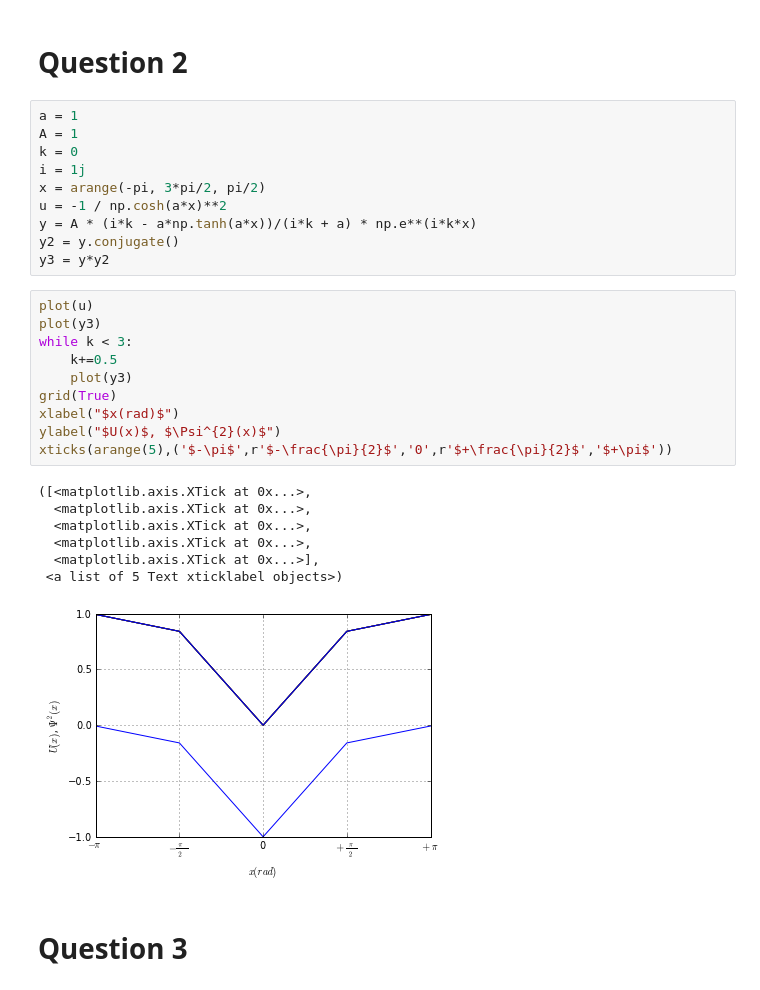
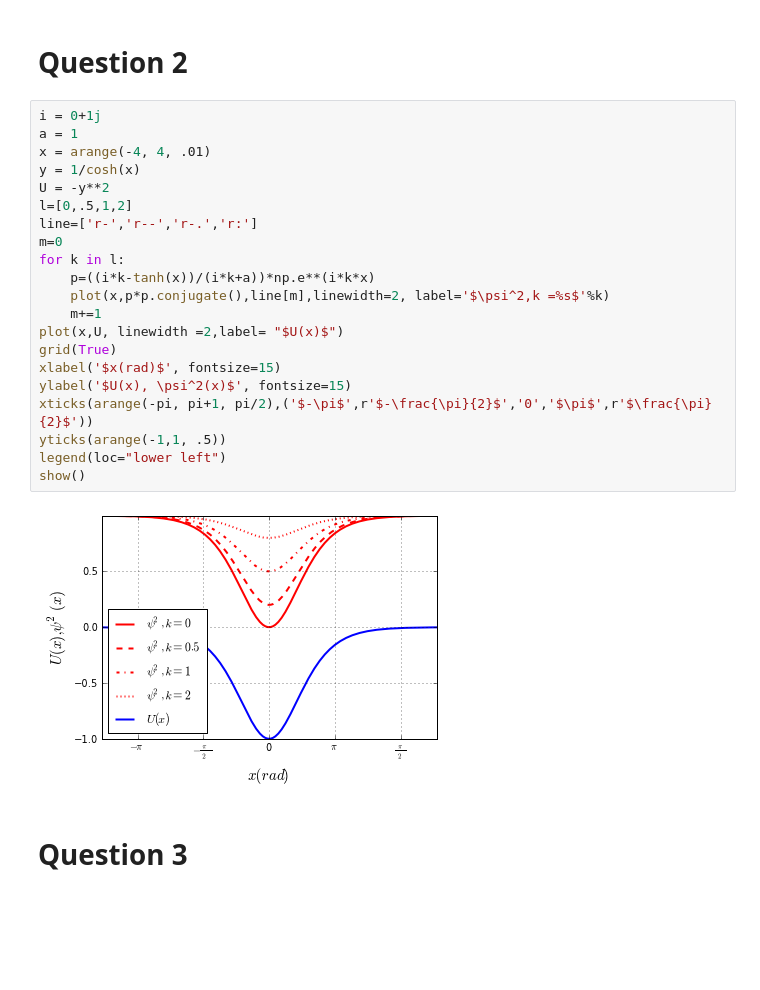
Before and after one commit to kreyno10/PHYS202-S13, a Jupyter notebook: Week3/GrapicsEx2.ipynb, the cells around one changed output. Cells and saved outputs as stored; diff of their text form; blank space fills up the shorter version.

Commit message:
graphicsex2

```diff
--- a/Week3/GrapicsEx2.ipynb
+++ b/Week3/GrapicsEx2.ipynb
@@ -46,34 +46,29 @@ f
 # %% [markdown]
 Question 2
 ==
-# %%
-a = 1
-A = 1
-k = 0
-i = 1j
-x = arange(-pi, 3*pi/2, pi/2)
-u = -1 / np.cosh(a*x)**2
-y = A * (i*k - a*np.tanh(a*x))/(i*k + a) * np.e**(i*k*x)
-y2 = y.conjugate()
-y3 = y*y2
-# %%
-plot(u)
-plot(y3)
-while k < 3:
-    k+=0.5
-    plot(y3)
-grid(True)
-xlabel("$x(rad)$")
-ylabel("$U(x)$, $\Psi^{2}(x)$")
-xticks(arange(5),('$-\pi$',r'$-\frac{\pi}{2}$','0',r'$+\frac{\pi}{2}$','$+\pi$'))
-# %% [output]
-([<matplotlib.axis.XTick at 0x...>,
-  <matplotlib.axis.XTick at 0x...>,
-  <matplotlib.axis.XTick at 0x...>,
-  <matplotlib.axis.XTick at 0x...>,
-  <matplotlib.axis.XTick at 0x...>],
- <a list of 5 Text xticklabel objects>)
-[figure, removed]
+# %%
+i = 0+1j
+a = 1
+x = arange(-4, 4, .01)
+y = 1/cosh(x)
+U = -y**2
+l=[0,.5,1,2]
+line=['r-','r--','r-.','r:']
+m=0
+for k in l:
+    p=((i*k-tanh(x))/(i*k+a))*np.e**(i*k*x)
+    plot(x,p*p.conjugate(),line[m],linewidth=2, label='$\psi^2,k =%s$'%k)
+    m+=1
+plot(x,U, linewidth =2,label= "$U(x)$")
+grid(True)
+xlabel('$x(rad)$', fontsize=15)
+ylabel('$U(x), \psi^2(x)$', fontsize=15)
+xticks(arange(-pi, pi+1, pi/2),('$-\pi$',r'$-\frac{\pi}{2}$','0','$\pi$',r'$\frac{\pi}{2}$'))
+yticks(arange(-1,1, .5))
+legend(loc="lower left")
+show()
+# %% [output]
+[figure, added]
 # %% [markdown]
 Question 3
 ==
```
